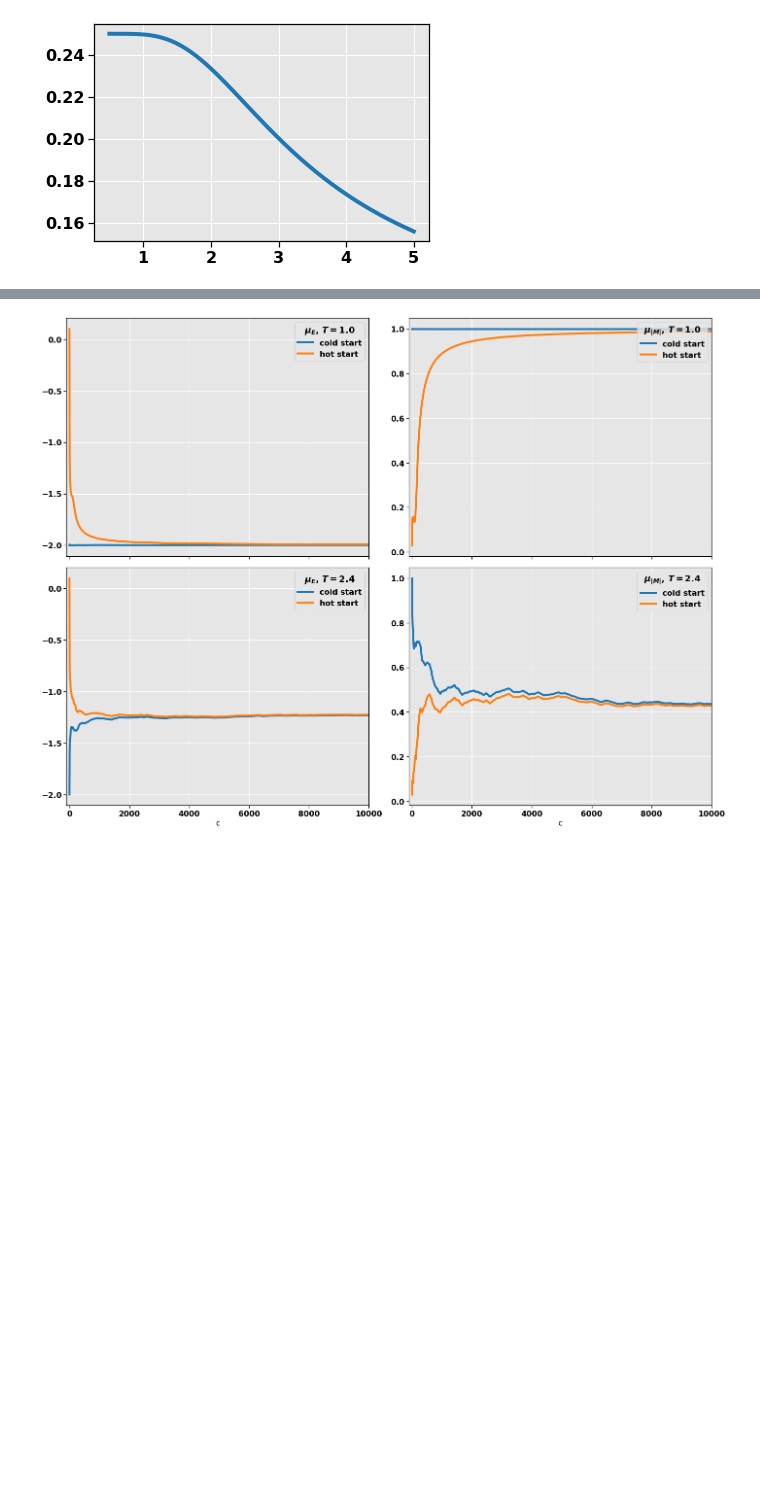
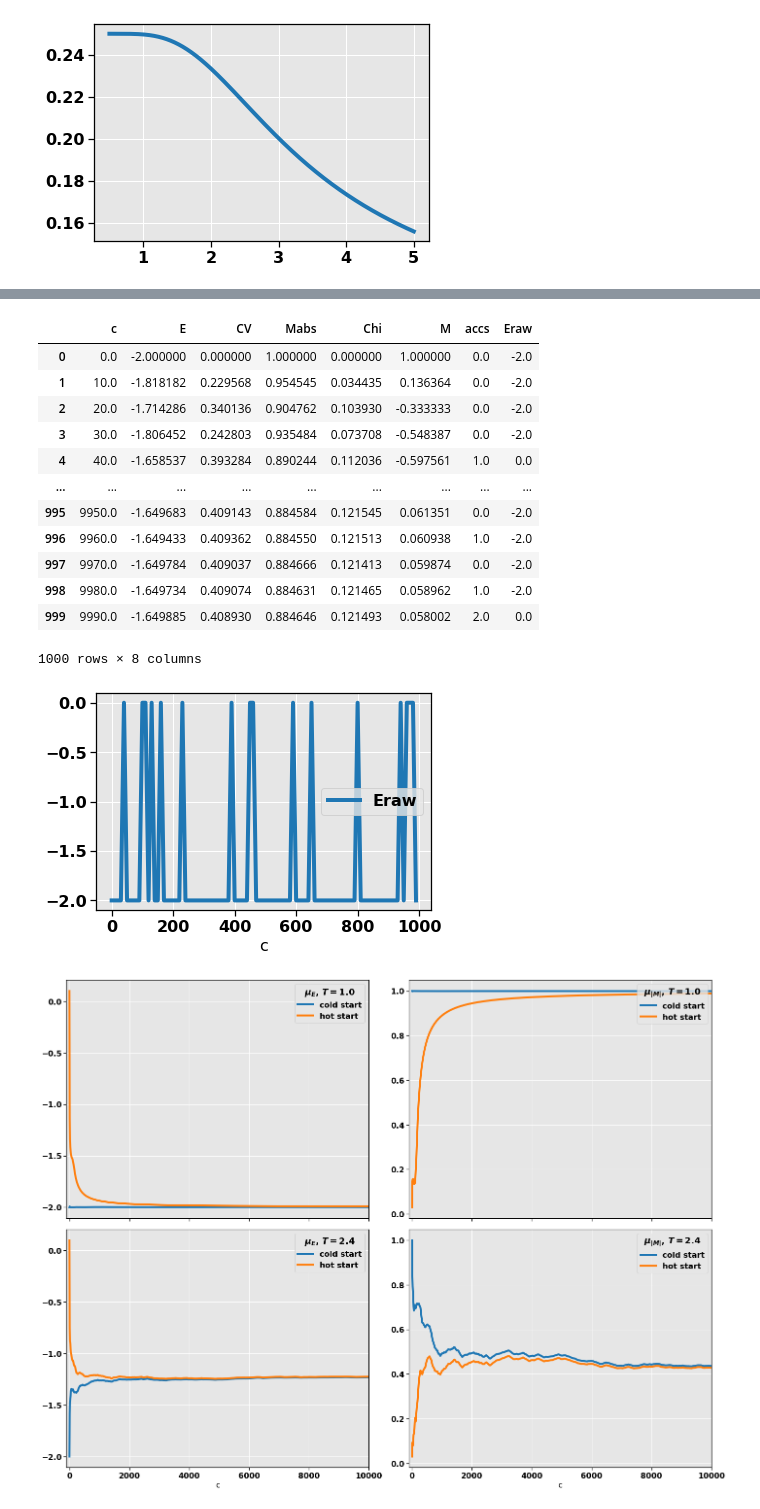
Before and after one commit to fonstelien/FYS4150, a Jupyter notebook: project4/results/project4.ipynb, the cells around one changed output, grey strips where cells are left out. Cells and saved outputs as stored; diff of their text form; code cells hidden in the pictures; blank space fills up the shorter version.

```diff
--- a/project4/results/project4.ipynb
+++ b/project4/results/project4.ipynb
@@ -112,3 +178,22 @@ E=-1.99598208593669, M=0.9986607327485997, cV=0.032082331864287994, chi=0.004010
+# %%
+df = pd.read_csv("test.csv", comment='#')
+df.iloc[:100].plot(x='c', y='Eraw')
+df
+# %% [output]
+|  | c | E | CV | Mabs | Chi | M | accs | Eraw |
+| 0 | 0.0 | -2.000000 | 0.000000 | 1.000000 | 0.000000 | 1.000000 | 0.0 | -2.0 |
+| 1 | 10.0 | -1.818182 | 0.229568 | 0.954545 | 0.034435 | 0.136364 | 0.0 | -2.0 |
+| 2 | 20.0 | -1.714286 | 0.340136 | 0.904762 | 0.103930 | -0.333333 | 0.0 | -2.0 |
+| 3 | 30.0 | -1.806452 | 0.242803 | 0.935484 | 0.073708 | -0.548387 | 0.0 | -2.0 |
+| 4 | 40.0 | -1.658537 | 0.393284 | 0.890244 | 0.112036 | -0.597561 | 1.0 | 0.0 |
+| ... | ... | ... | ... | ... | ... | ... | ... | ... |
+| 995 | 9950.0 | -1.649683 | 0.409143 | 0.884584 | 0.121545 | 0.061351 | 0.0 | -2.0 |
+| 996 | 9960.0 | -1.649433 | 0.409362 | 0.884550 | 0.121513 | 0.060938 | 1.0 | -2.0 |
+| 997 | 9970.0 | -1.649784 | 0.409037 | 0.884666 | 0.121413 | 0.059874 | 0.0 | -2.0 |
+| 998 | 9980.0 | -1.649734 | 0.409074 | 0.884631 | 0.121465 | 0.058962 | 1.0 | -2.0 |
+| 999 | 9990.0 | -1.649885 | 0.408930 | 0.884646 | 0.121493 | 0.058002 | 2.0 | 0.0 |
+1000 rows × 8 columns
+[figure, added]
 # %%
 L20T1S0 = pd.read_csv("./20x20-hot-cold-start/L20T1S0.csv", comment='#')
 L20T1S1 = pd.read_csv("./20x20-hot-cold-start/L20T1S1.csv", comment='#')
```
Also changed, not shown: parts of 6 cells of this notebook, 1 other file.
